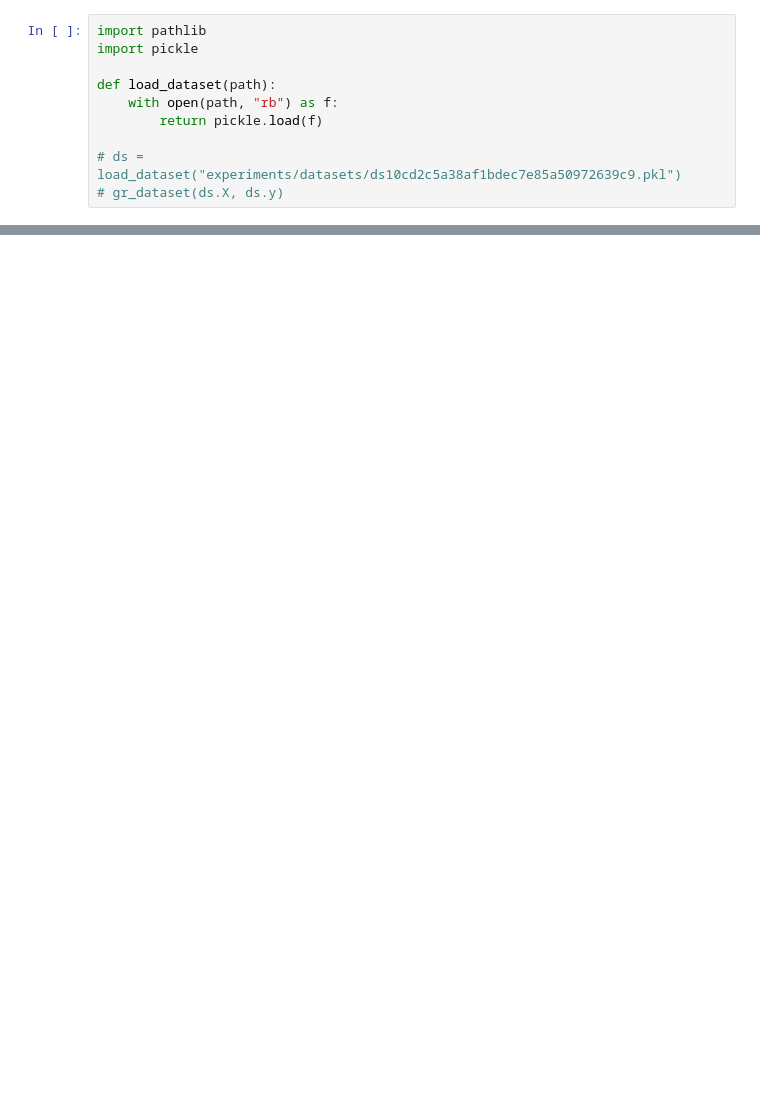
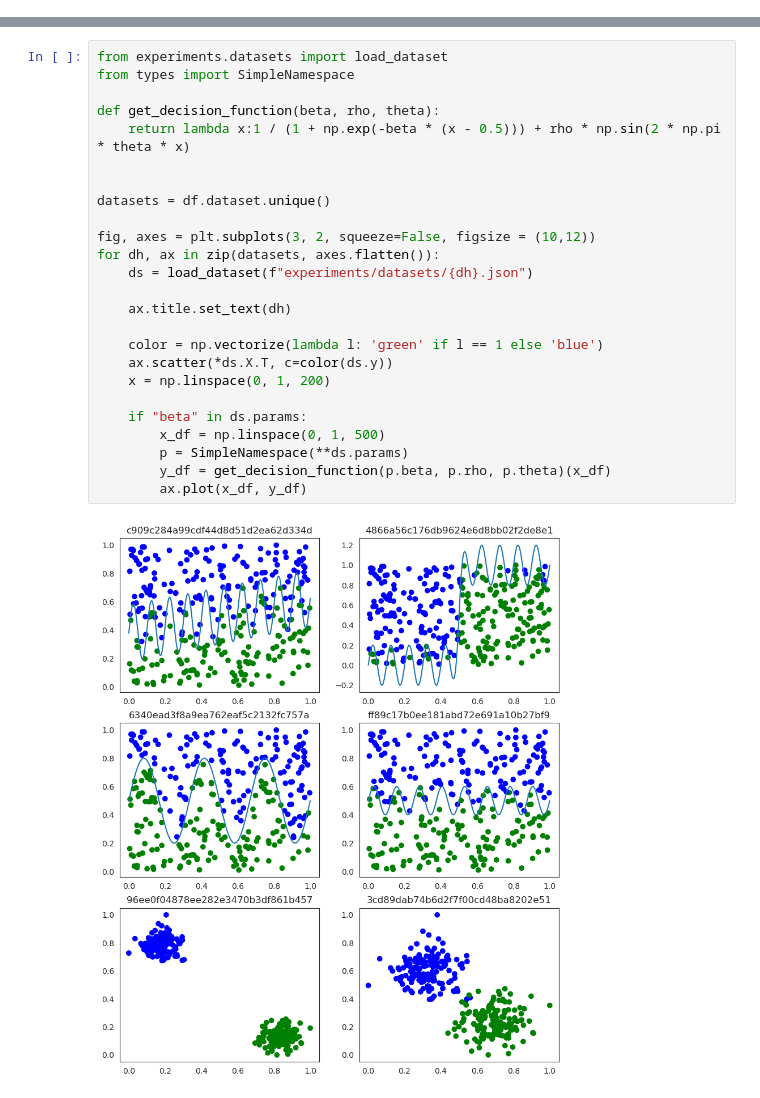
Before and after one commit to antoniobelotti/budget-svm, a Jupyter notebook: results.ipynb, the cells around one changed output, grey strips where cells are left out. Cells and saved outputs as stored; diff of their text form; blank space fills up the shorter version.

```diff
--- a/results.ipynb
+++ b/results.ipynb
@@ -36,16 +34,6 @@ def gr_classifier(classifier, X, y, margin=False, title="?"):
     gr_dataset(X, y, show=False)
     plt.title(title)
     plt.show()
-# %%
-import pathlib
-import pickle
-
-def load_dataset(path):
-    with open(path, "rb") as f:
-        return pickle.load(f)
-
-# ds = load_dataset("experiments/datasets/ds10cd2c5a38af1bdec7e85a50972639c9.pkl")
-# gr_dataset(ds.X, ds.y)
 # %%
 import pandas as pd
 from budgetsvm import optimization
@@ -157,3 +140,30 @@ df
+# %%
+from experiments.datasets import load_dataset
+from types import SimpleNamespace
+
+def get_decision_function(beta, rho, theta):
+    return lambda x:1 / (1 + np.exp(-beta * (x - 0.5))) + rho * np.sin(2 * np.pi * theta * x)
+
+
+datasets = df.dataset.unique()
+
+fig, axes = plt.subplots(3, 2, squeeze=False, figsize = (10,12))
+for dh, ax in zip(datasets, axes.flatten()):
+    ds = load_dataset(f"experiments/datasets/{dh}.json")
+
+    ax.title.set_text(dh)
+
+    color = np.vectorize(lambda l: 'green' if l == 1 else 'blue')
+    ax.scatter(*ds.X.T, c=color(ds.y))
+    x = np.linspace(0, 1, 200)
+
+    if "beta" in ds.params:
+        x_df = np.linspace(0, 1, 500)
+        p = SimpleNamespace(**ds.params)
+        y_df = get_decision_function(p.beta, p.rho, p.theta)(x_df)
+        ax.plot(x_df, y_df)
+# %% [output]
+[figure, added]
 # %%
 ax = sns.boxplot(
     data=df,
```
Also changed, not shown: parts of 9 cells of this notebook, 51 other files.
